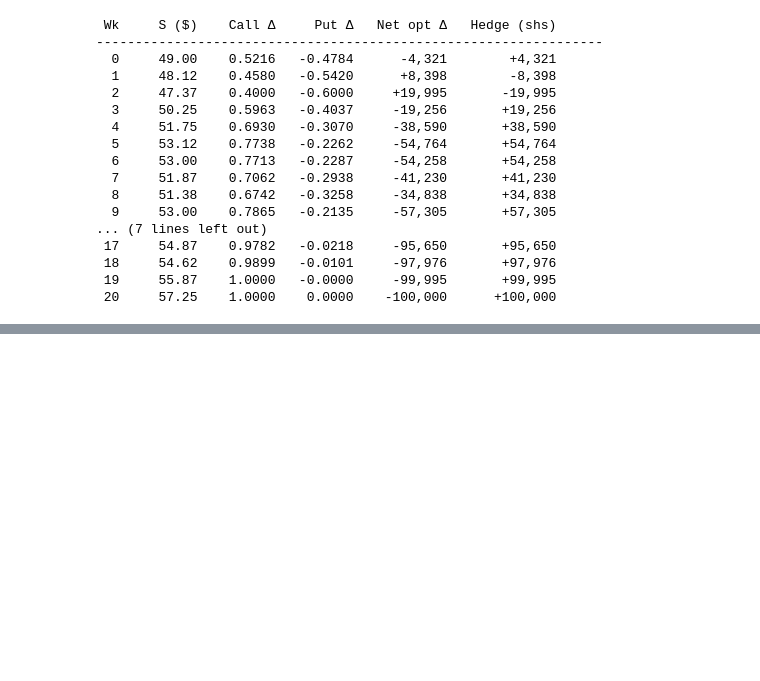
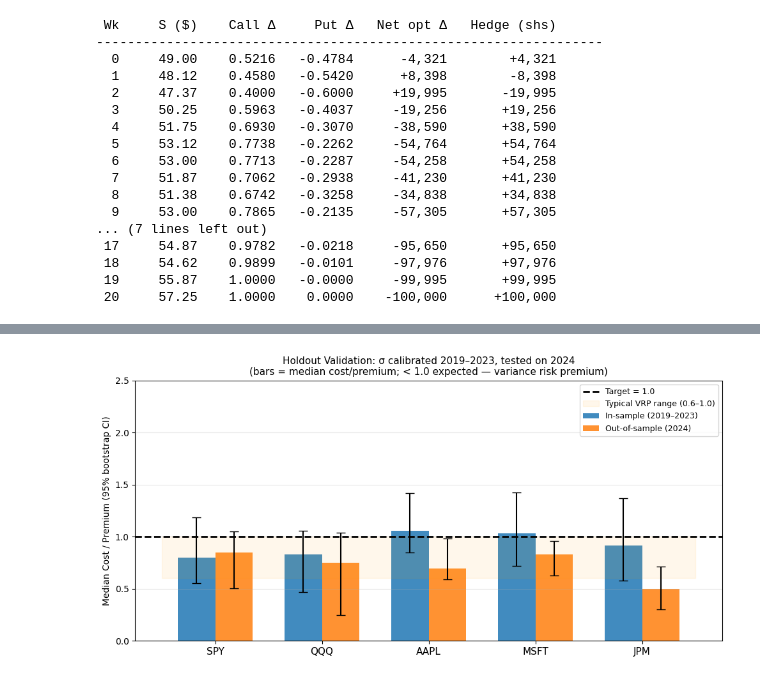
Before and after one commit to eigenq-xyz/options-hedge-engine, a Jupyter notebook: notebooks/delta_hedge_demo.ipynb, the cells around one changed output, grey strips where cells are left out. Saved outputs shown, nothing was run; the diff lists cells and outputs as text; code cells hidden in the pictures; blank space fills up the shorter version.

```diff
--- a/notebooks/delta_hedge_demo.ipynb
+++ b/notebooks/delta_hedge_demo.ipynb
@@ -1107,0 +1366,81 @@ JPM           2.223            0.835
+# %%
+# ── Holdout validation: σ from 2019–2023, tested on 2024 ─────────────────
+print("Running holdout (2024, σ from 2019–2023)...")
+df_in = df[pd.to_datetime(df["date"]).dt.year.isin(range(2019, 2024))]
+df_out = df[pd.to_datetime(df["date"]).dt.year == 2024]
+
+in_res = _run_stratified(df_in, df_in, per_ticker=40, random_state=42)
+out_res = _run_stratified(df_out, df_in, per_ticker=40, random_state=99)
+print(f"In-sample: {len(in_res)}  |  Out-of-sample: {len(out_res)}\n")
+
+fig, ax = plt.subplots(figsize=(10, 5))
+x = np.arange(len(present))
+w = 0.35
+
+for side, res_df, offset, color, label in [
+    ("in", in_res, -w / 2, "#1f77b4", "In-sample (2019–2023)"),
+    ("out", out_res, w / 2, "#ff7f0e", "Out-of-sample (2024)"),
+]:
+    meds, lo_errs, hi_errs = [], [], []
+    for t in present:
+        sub = res_df[res_df["ticker"] == t]["ratio"].values
+        if len(sub) == 0:
+            meds.append(np.nan)
+            lo_errs.append(0)
+            hi_errs.append(0)
+        else:
+            med = np.median(sub)
+            lo, hi = _bootstrap_median_ci(sub)
+            meds.append(med)
+            lo_errs.append(med - lo)
+            hi_errs.append(hi - med)
+    ax.bar(x + offset, meds, w, color=color, alpha=0.85, label=label)
+    ax.errorbar(
+        x + offset,
+        meds,
+        yerr=[lo_errs, hi_errs],
+        fmt="none",
+        color="black",
+        capsize=5,
+        lw=1.5,
+    )
+
+ax.axhline(1.0, color="black", ls="--", lw=2, label="Target = 1.0")
+ax.fill_between(
+    [-0.5, len(present) - 0.5],
+    0.6,
+    1.0,
+    alpha=0.08,
+    color="orange",
+    label="Typical VRP range (0.6–1.0)",
+)
+ax.set_xticks(x)
+ax.set_xticklabels(present, fontsize=11)
+ax.set_ylabel("Median Cost / Premium (95% bootstrap CI)", fontsize=10)
+ax.set_title(
+    "Holdout Validation: σ calibrated 2019–2023, tested on 2024\n"
+    "(bars = median cost/premium; < 1.0 expected — variance risk premium)",
+    fontsize=11,
+)
+ax.legend(fontsize=9)
+ax.grid(True, alpha=0.3, axis="y")
+ax.set_ylim(0, 2.5)
+plt.tight_layout()
+plt.show()
+
+print("\nHoldout summary:")
+print(f"{'Ticker':6} {'In-sample median':>18} {'Out-of-sample median':>22}")
+print("-" * 50)
+for t in present:
+    in_med = (
+        np.median(in_res[in_res["ticker"] == t]["ratio"].values)
+        if t in in_res["ticker"].values
+        else float("nan")
+    )
+    out_med = (
+        np.median(out_res[out_res["ticker"] == t]["ratio"].values)
+        if t in out_res["ticker"].values
+        else float("nan")
+    )
+    print(f"{t:6} {in_med:>18.3f} {out_med:>22.3f}")
+# %% [output]
@@ -1107,0 +1449 @@ JPM           2.223            0.835
+[figure, added]
```
Also changed, not shown: parts of 36 cells of this notebook, 19 other files.
